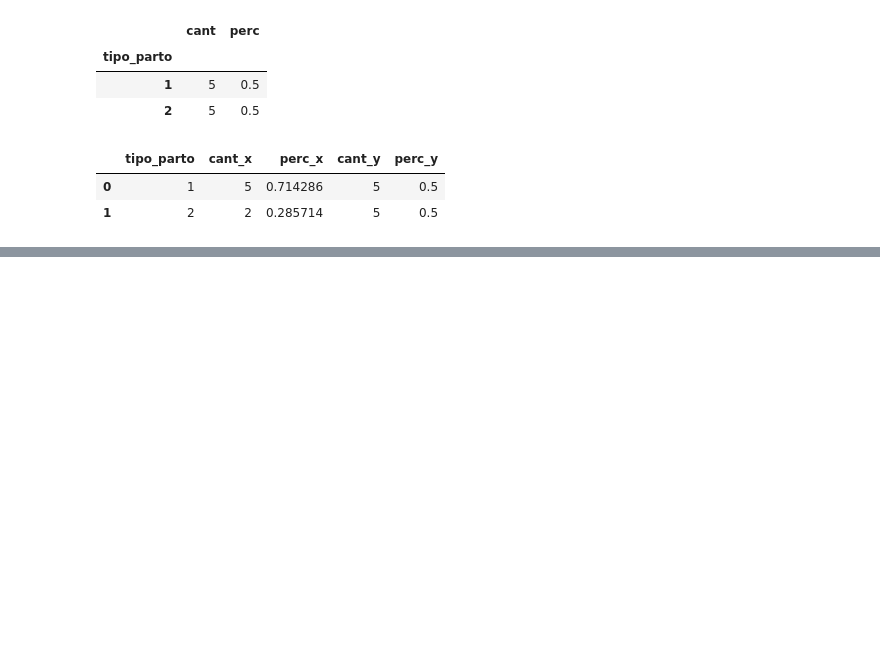
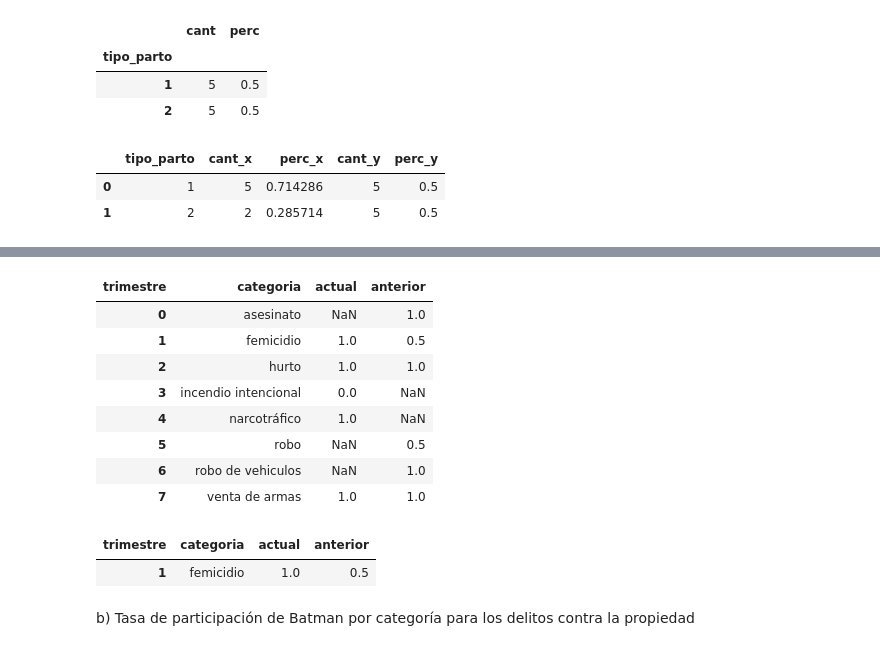
Before and after one commit to tomasBustamante/exploratory-data-analysis, a Jupyter notebook: notebooks/Ejercicios_Pandas.ipynb, the cells around one changed output, grey strips where cells are left out. Drawn from its saved outputs; the diff is of its cells as text; code cells hidden in the pictures; blank space fills up the shorter version.

```diff
--- a/notebooks/Ejercicios_Pandas.ipynb
+++ b/notebooks/Ejercicios_Pandas.ipynb
@@ -567,0 +777,27 @@ merged
+# %%
+# Agrupo por categoría y trimestre, calculo la tasa de resolución para cada agrupamiento
+# y pongo el resultado de cada trimestre en columnas separadas mediante unstack
+casos_trim = casos_trim.groupby(['categoria','trimestre'])\
+    .apply(lambda x: len(x[x['estado_caso'] == 2]) / len(x))\
+    .unstack().reset_index()
+
+casos_trim
+# %% [output]
+| trimestre | categoria | actual | anterior |
+| 0 | asesinato | NaN | 1.0 |
+| 1 | femicidio | 1.0 | 0.5 |
+| 2 | hurto | 1.0 | 1.0 |
+| 3 | incendio intencional | 0.0 | NaN |
+| 4 | narcotráfico | 1.0 | NaN |
+| 5 | robo | NaN | 0.5 |
+| 6 | robo de vehiculos | NaN | 1.0 |
+| 7 | venta de armas | 1.0 | 1.0 |
+# %%
+# Selecciono las categorías que tengan un incremente superior al 10% en
+# la tasa de resolución del trimestre actual respecto al anterior
+casos_trim.loc[(casos_trim['actual'] / casos_trim['anterior']) >= 1.1,:]
+# %% [output]
+| trimestre | categoria | actual | anterior |
+| 1 | femicidio | 1.0 | 0.5 |
+# %% [markdown]
+b) Tasa de participación de Batman por categoría para los delitos contra la propiedad
```
Also changed, not shown: parts of 24 cells of this notebook.
